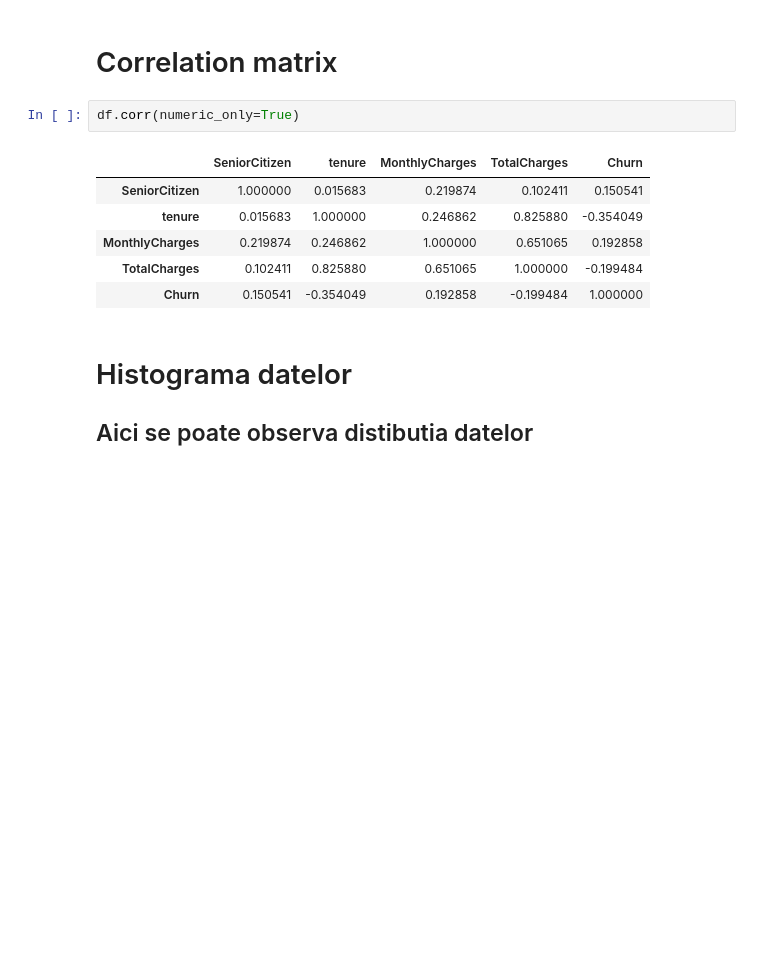
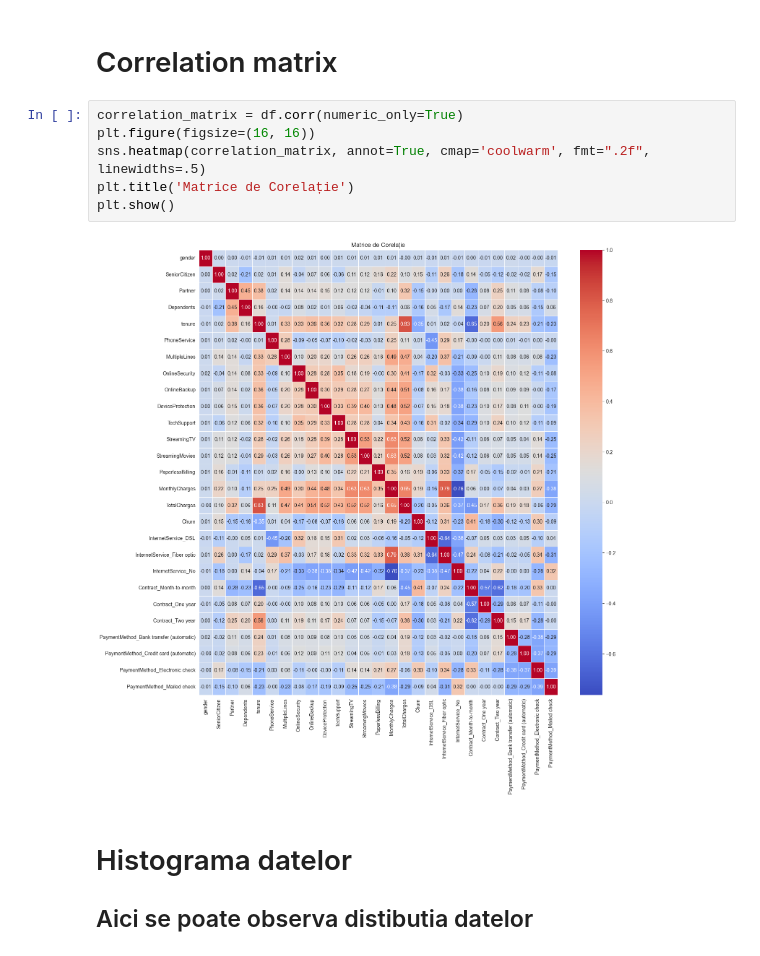
Before and after one commit to Wolfionut/customerchurn, a Jupyter notebook: sample.ipynb, the cells around one changed output. Saved outputs shown, nothing was run; the diff lists cells and outputs as text; blank space fills up the shorter version.

```diff
--- a/sample.ipynb
+++ b/sample.ipynb
@@ -70,14 +120,13 @@ df
 # %% [markdown]
 # Correlation matrix
 # %%
-df.corr(numeric_only=True)
+correlation_matrix = df.corr(numeric_only=True)
+plt.figure(figsize=(16, 16))
+sns.heatmap(correlation_matrix, annot=True, cmap='coolwarm', fmt=".2f", linewidths=.5)
+plt.title('Matrice de Corelație')
+plt.show()
 # %% [output]
-|  | SeniorCitizen | tenure | MonthlyCharges | TotalCharges | Churn |
-| SeniorCitizen | 1.000000 | 0.015683 | 0.219874 | 0.102411 | 0.150541 |
-| tenure | 0.015683 | 1.000000 | 0.246862 | 0.825880 | -0.354049 |
-| MonthlyCharges | 0.219874 | 0.246862 | 1.000000 | 0.651065 | 0.192858 |
-| TotalCharges | 0.102411 | 0.825880 | 0.651065 | 1.000000 | -0.199484 |
-| Churn | 0.150541 | -0.354049 | 0.192858 | -0.199484 | 1.000000 |
+[figure, added]
 # %% [markdown]
 # Histograma datelor
 
```
Also changed, not shown: parts of 34 cells of this notebook, 1 other file.
